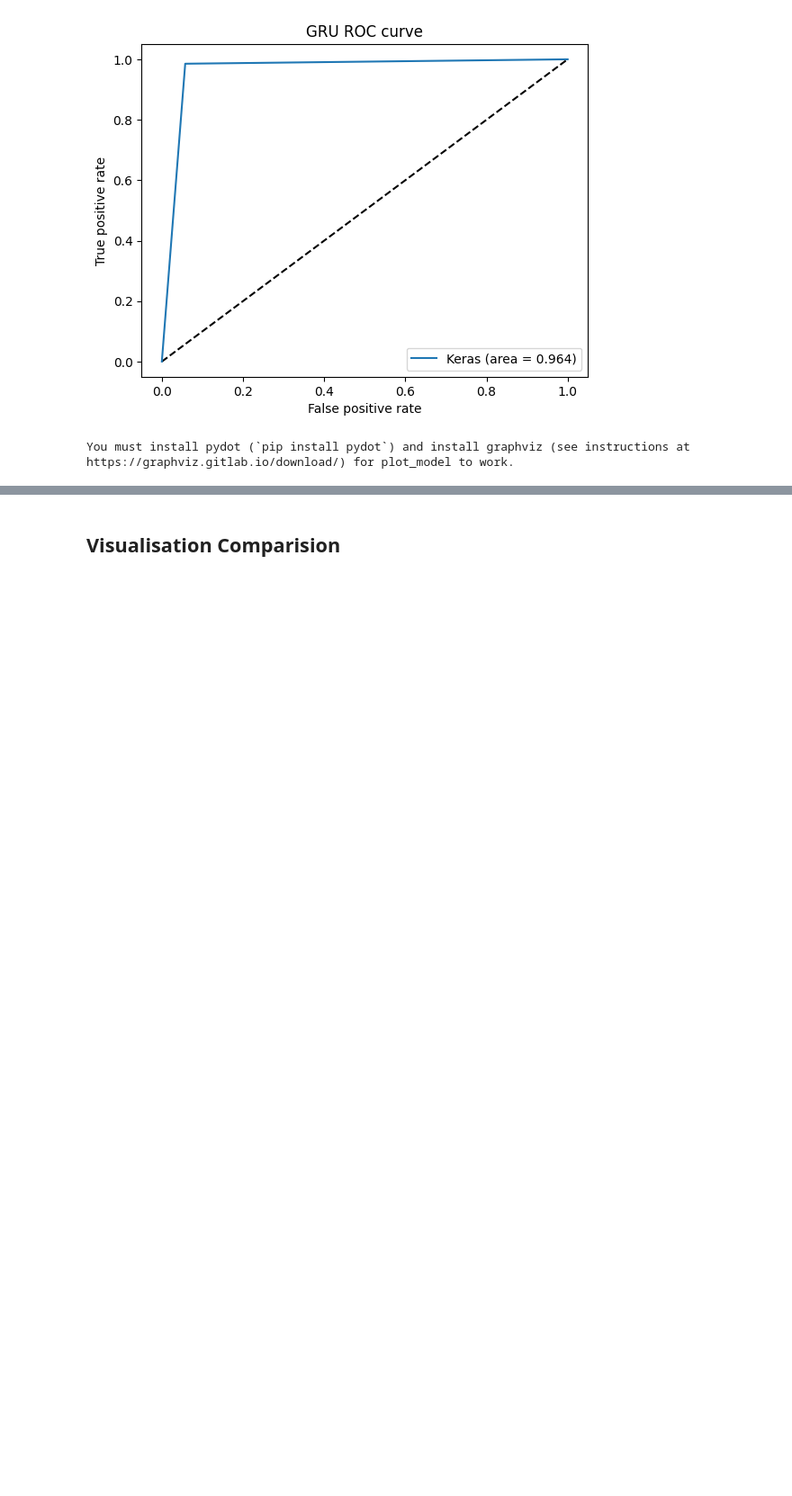
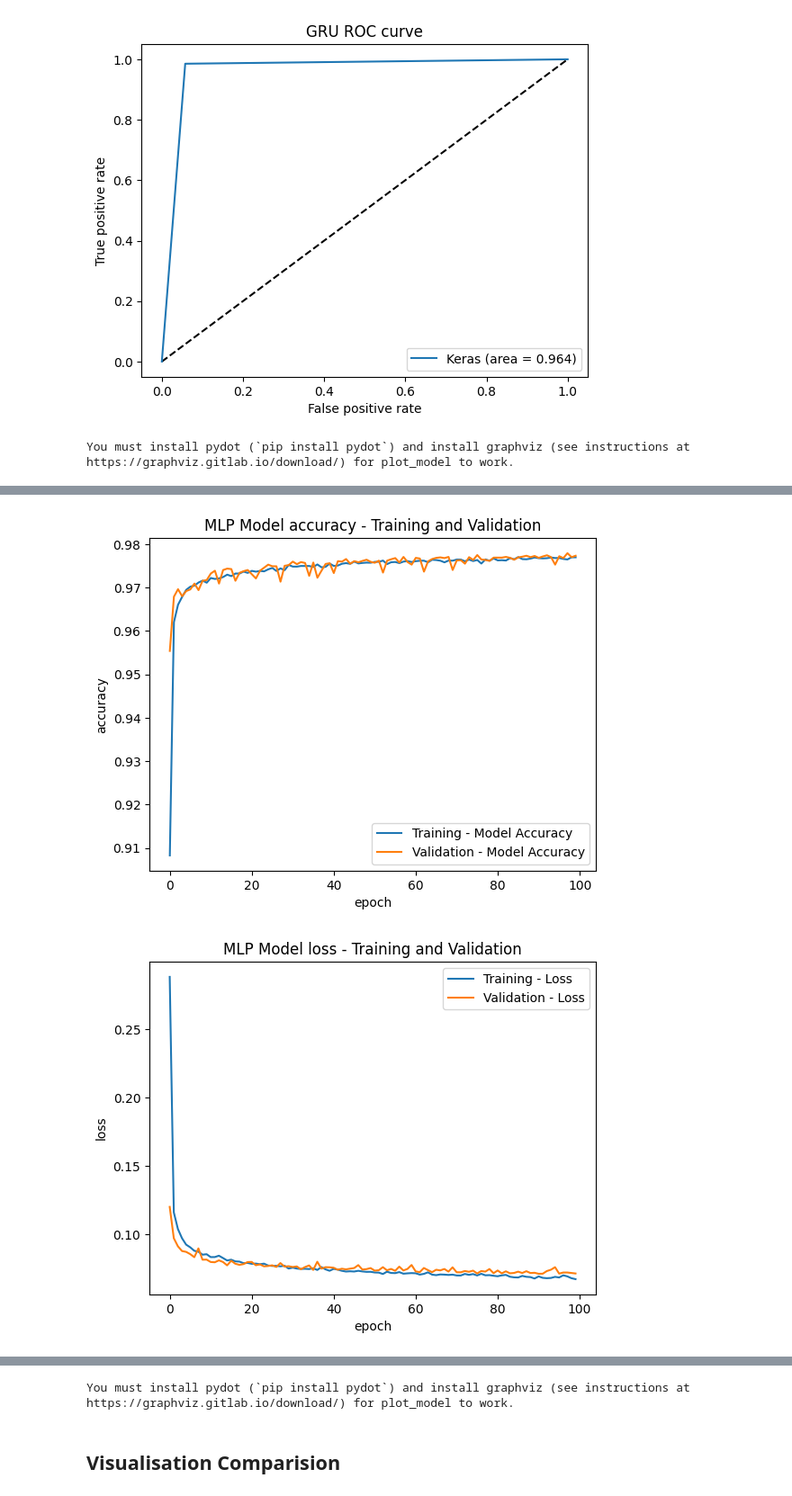
Before and after one commit to dharaneishvc/Intrusion-detection-DL-ML, a Jupyter notebook: NSSKDD-preprocess-CNN-MLP-RNN-LSTM-GRU.ipynb, the cells around one changed output, grey strips where cells are left out. Shown at 90% size. Cells and saved outputs as stored; diff of their text form; code cells hidden in the pictures; blank space fills up the shorter version.

```diff
--- a/NSSKDD-preprocess-CNN-RNN-LSTM-GRU.ipynb
+++ b/NSSKDD-preprocess-CNN-MLP-RNN-LSTM-GRU.ipynb
@@ -893,0 +896,20 @@ You must install pydot (`pip install pydot`) and install graphviz (see instructi
+# %%
+#MLP
+model4 = Sequential()
+model4.add(Dense(256, activation='relu', input_shape=(1, X.shape[1])))
+model4.add(Dense(128, activation='relu'))
+model4.add(Dense(64, activation='relu'))
+model4.add(Dense(32, activation='relu'))
+model4.add(Dropout(0.2))
+model4.add(MaxPooling1D(pool_size=1))
+model4.add(Flatten())
+model4.add(Dense(2, activation='softmax'))
+
+model4.compile(loss='binary_crossentropy', optimizer='adam', metrics=['accuracy'])
+
+#checkpoint
+filepath="weights.best.hdf5"
+checkpoint = ModelCheckpoint(filepath, monitor='val_accuracy', verbose=1, save_best_only=True, mode='max')
+callbacks_list = [checkpoint]
+
+predicted4= model4.fit(X_train, Y_train, validation_data=(X_val, Y_val), epochs=100, batch_size=2785, callbacks=callbacks_list)
@@ -893,0 +934,50 @@ You must install pydot (`pip install pydot`) and install graphviz (see instructi
+# %%
+model4.summary()
+
+y_pred = (model4.predict(X_test) > 0.5).astype("int32")
+#y_pred = model4.predict(X_test)
+print(y_pred.shape)
+print(y_pred)
+
+plt.plot(predicted4.history['accuracy'], label="Training - Model Accuracy")
+plt.plot(predicted4.history['val_accuracy'], label="Validation - Model Accuracy")
+plt.ylabel('accuracy')
+plt.xlabel('epoch')
+plt.title('MLP Model accuracy - Training and Validation')
+plt.legend(loc='lower right')
+plt.show()
+
+plt.plot(predicted4.history['loss'], label="Training - Loss")
+plt.plot(predicted4.history['val_loss'], label="Validation - Loss")
+plt.title('MLP Model loss - Training and Validation')
+plt.ylabel('loss')
+plt.xlabel('epoch')
+plt.legend(loc='upper right')
+plt.show()
+
+target_names = ['attack', 'normal']
+print("MLP Classification report")
+print(classification_report(Y_test.argmax(axis=1), y_pred.argmax(axis=1) ))
+
+print("MLP Confusion Matrix")
+print(confusion_matrix(Y_test.argmax(axis=1), y_pred.argmax(axis=1) ))
+
+#metrics
+print("Accuracy Score        =    ", accuracy_score(Y_test.argmax(axis=1),y_pred.argmax(axis=1)))
+print("Precision Score       =    ", precision_score(Y_test.argmax(axis=1),y_pred.argmax(axis=1)))
+print("Recall/Sensitivity    =    ", recall_score(Y_test.argmax(axis=1),y_pred.argmax(axis=1)))
+print("Specificity           =    ", recall_score(Y_test.argmax(axis=1),y_pred.argmax(axis=1),pos_label=0))
+print("F1 Score              =    ", f1_score(Y_test.argmax(axis=1),y_pred.argmax(axis=1)))
+
+fpr, tpr, threshold = roc_curve(Y_test.argmax(axis=1), y_pred.argmax(axis=1))
+auc_v = auc(fpr, tpr)
+
+#plot ROC for better insight on classifier
+plt.plot([0, 1], [0, 1], 'k--')
+plt.plot(fpr, tpr, label='Keras (area = {:.3f})'.format(auc_v))
+plt.xlabel('False positive rate')
+plt.ylabel('True positive rate')
+plt.title('MLP ROC curve')
+plt.legend(loc='best')
+plt.show()
+# %% [output]
@@ -893,0 +1001,2 @@ You must install pydot (`pip install pydot`) and install graphviz (see instructi
+[figure, added]
+[figure, added]
@@ -894,3 +1022,7 @@ You must install pydot (`pip install pydot`) and install graphviz (see instructi
+# %%
+tf.keras.utils.plot_model(model4, to_file='MLP.png', show_shapes=True, show_layer_activations=True, show_dtype=True, show_layer_names=True )
+# %% [output]
+You must install pydot (`pip install pydot`) and install graphviz (see instructions at https://graphviz.gitlab.io/download/) for plot_model to work.
 # %% [markdown]
 ## Visualisation Comparision
 # %%
```
Also changed, not shown: parts of 4 cells of this notebook.
